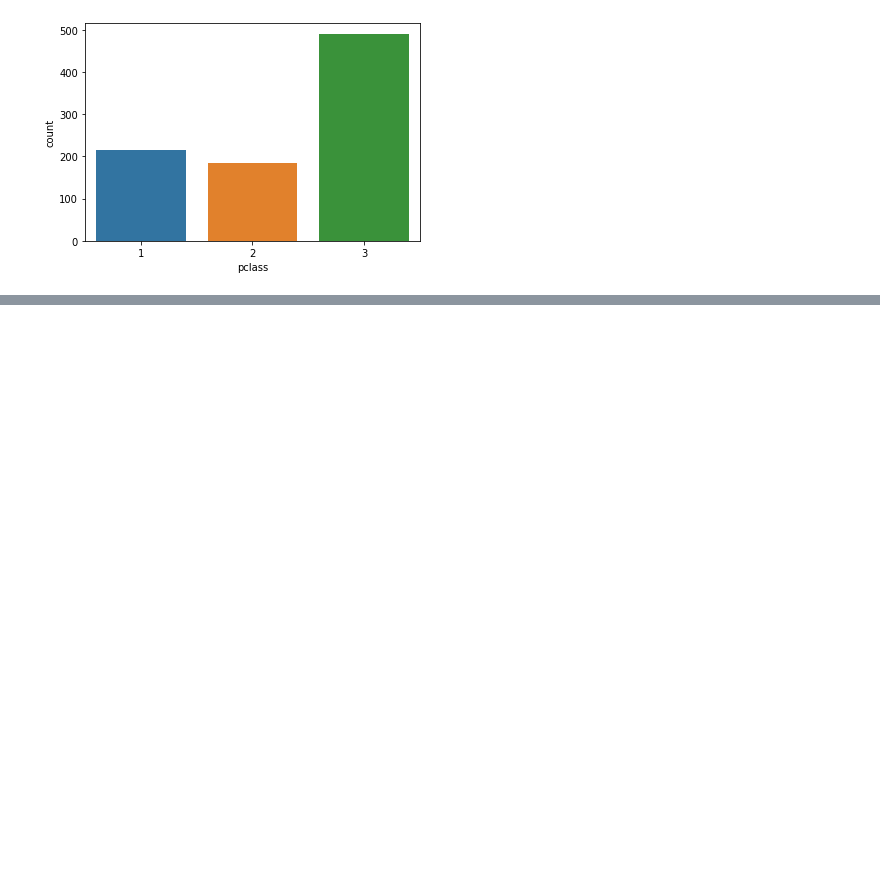
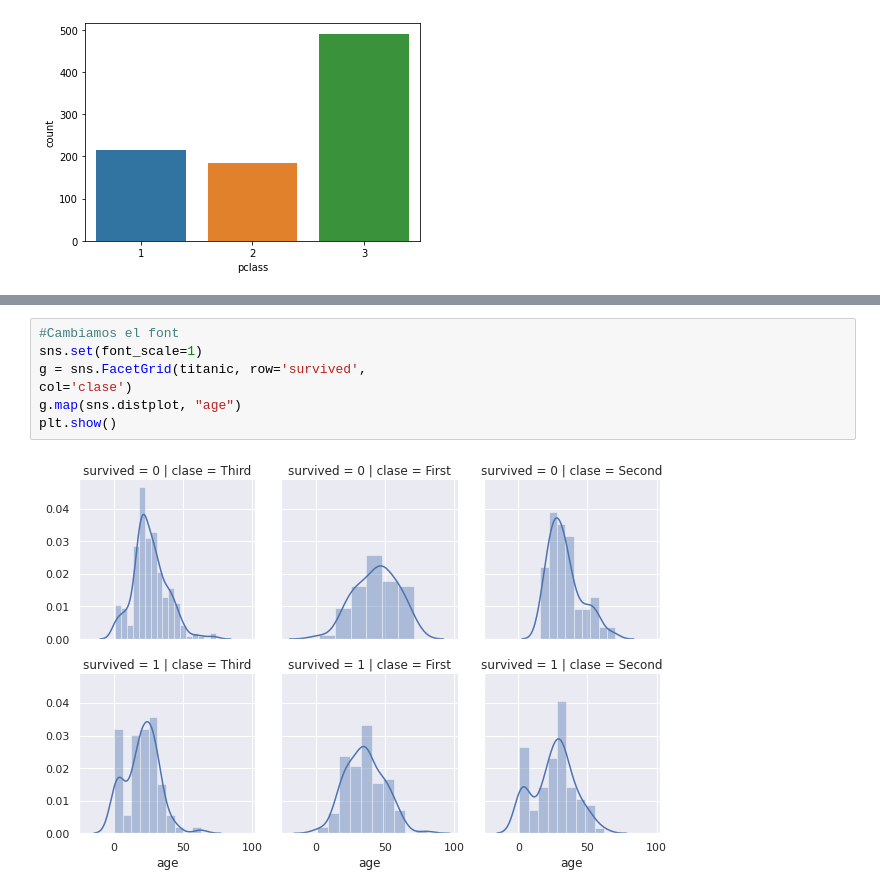
Before and after one commit to Luis-Marin/Visualizaci-n---Actividades-Guiadas, a Jupyter notebook: Visualización_AG3.ipynb, the cells around one changed output, grey strips where cells are left out. Drawn from its saved outputs; the diff is of its cells as text; blank space fills up the shorter version.

```diff
--- a/Visualización_AG3.ipynb
+++ b/Visualización_AG3.ipynb
@@ -125,0 +145,9 @@ sns.countplot(x="pclass", data=titanic)
+# %%
+#Cambiamos el font
+sns.set(font_scale=1)
+g = sns.FacetGrid(titanic, row='survived',
+col='clase')
+g.map(sns.distplot, "age")
+plt.show()
+# %% [output]
+[figure, added]
```
Also changed, not shown: parts of 7 cells of this notebook.
